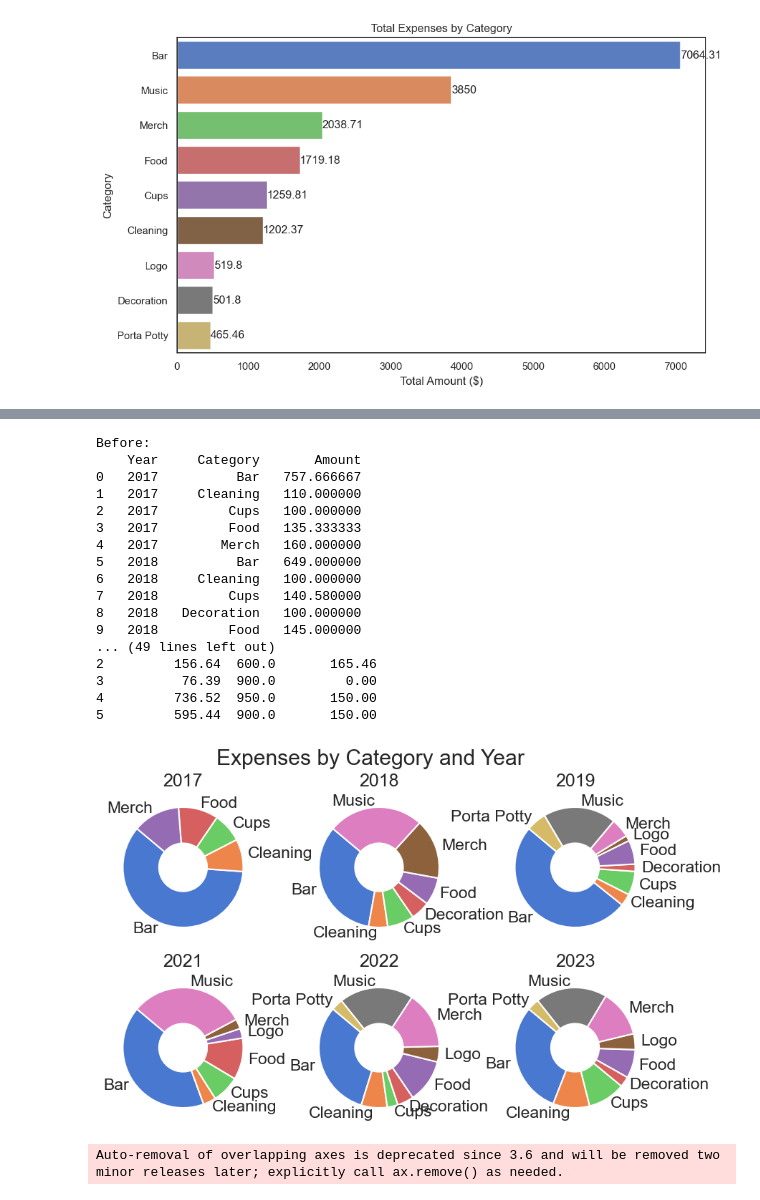
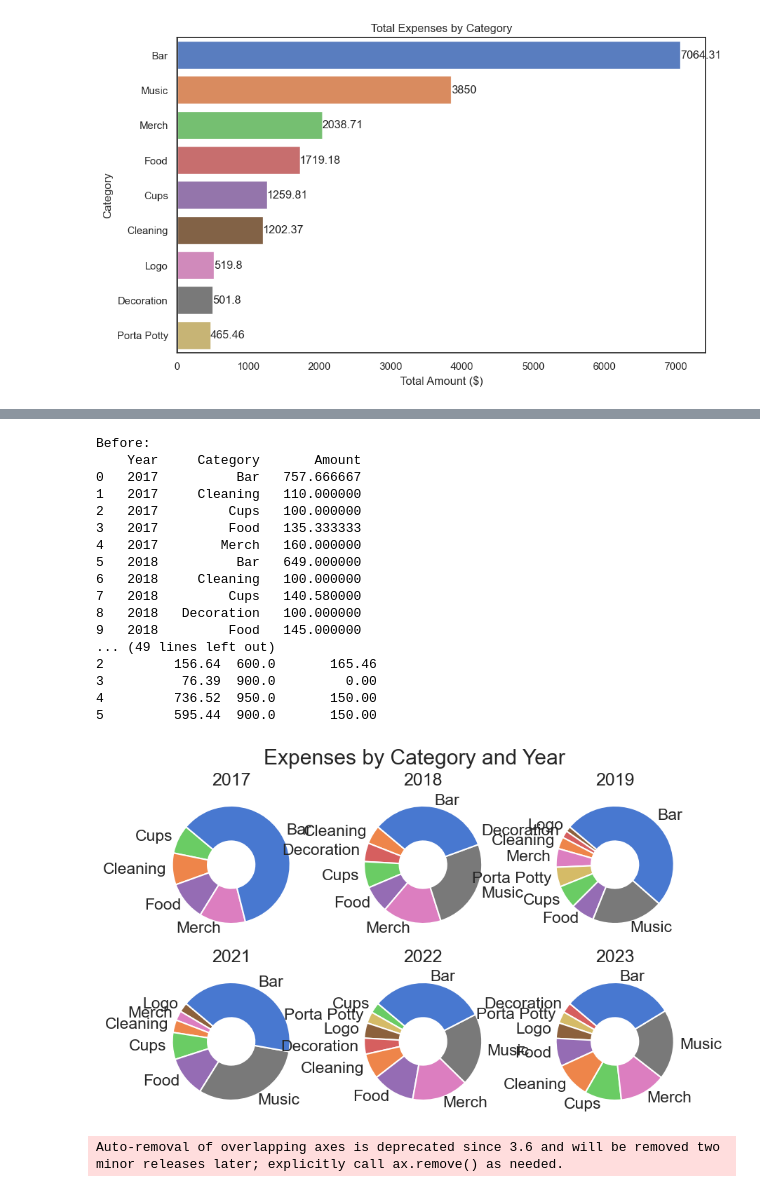
Before and after one commit to johbry17/Harvest-Party, a Jupyter notebook: exploratory_data_analysis.ipynb, the cells around one changed output, grey strips where cells are left out. Cells and saved outputs as stored; diff of their text form; code cells hidden in the pictures.

```diff
--- a/exploratory_data_analysis.ipynb
+++ b/exploratory_data_analysis.ipynb
@@ -577,3 +583,31 @@ plt.ylabel("Category")
 plt.show()
 # %% [output]
 [figure]
+# %%
+# bar chart of total expenses by category as a percentage of total expenses
+
+# group and sort Amount by Category
+df_cat_sum = df.groupby("Category")["Amount"].sum().reset_index()
+df_cat_sum = df_cat_sum.sort_values("Amount", ascending=False)
+
+# calculate percentage of total expenses for each category
+df_cat_sum["Percentage"] = (df_cat_sum["Amount"] / df_cat_sum["Amount"].sum()) * 100
+
+# plot the chart
+sns.set_theme(style="white")
+plt.figure(figsize=(10, 6))
+ax = sns.barplot(x="Percentage", y="Category", data=df_cat_sum, palette="muted")
+
+# label foramtter
+def format_label(value):
+    return f'{value:.2f}%'
+
+# add labels
+for container in ax.containers:
+    ax.bar_label(container, fmt=format_label)
+
+# format plot
+plt.title("Percentage of Total Expenses by Category")
+plt.xlabel("Percentage of Total Expenses")
+plt.ylabel("Category")
+plt.show()
@@ -676,6 +746,11 @@ print(f"Before: \n{df_cat}\n")
 df_cat = df_cat.pivot(index="Year", columns="Category", values="Amount").reset_index()
 df_cat = df_cat.fillna(0)
 print(f"After: \n{df_cat}")
+
+# color dict, to ensure colors remain the same
+categories = df_cat.columns[1:]
+palette = sns.color_palette("muted", n_colors=len(categories))
+color_dict = dict(zip(categories, palette))
 
 # format overall figure
 sns.set_theme(style="white", context="talk")
@@ -689,38 +764,45 @@ for i, year in enumerate(df_cat.Year):
     labels = df_cat.columns[1:]
     values, labels = values[values != 0], labels[values != 0]
 
+    # sort values and labels
+    labels = labels[values.argsort()]
+    values = np.sort(values)
+
+    # get colors
+    colors = [color_dict[label] for label in labels]
+
     # plot the donut chart with filtered values and labels
     plt.pie(
         values,
         labels=labels,
         startangle=140,
-        colors=sns.color_palette("muted"),
+        colors=colors,
         wedgeprops=dict(width=0.6, edgecolor="w"),
     )
     plt.title(year)
 
 # format overall figure
 plt.suptitle("Expenses by Category and Year")
 plt.show()
 # %% [output]
 Before:
     Year     Category       Amount
 0   2017          Bar   757.666667
 1   2017     Cleaning   110.000000
 2   2017         Cups   100.000000
 3   2017         Food   135.333333
 4   2017        Merch   160.000000
 5   2018          Bar   649.000000
 6   2018     Cleaning   100.000000
 7   2018         Cups   140.580000
 8   2018   Decoration   100.000000
 9   2018         Food   145.000000
 ... (49 lines left out)
 2         156.64  600.0       165.46
 3          76.39  900.0         0.00
 4         736.52  950.0       150.00
 5         595.44  900.0       150.00
-[figure, old version]
+[figure, new version]
 # %%
 # plot a bar chart of every year's expenses by category
 
```
Also changed, not shown: parts of 11 cells of this notebook.
